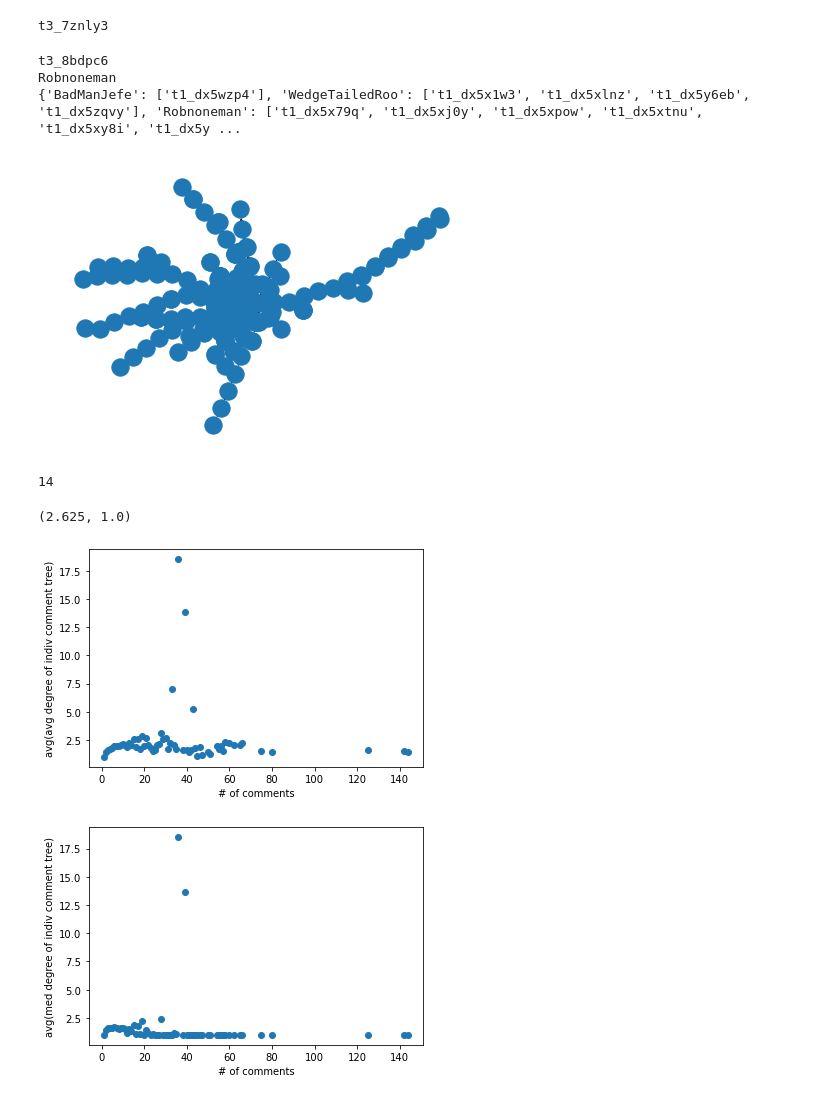
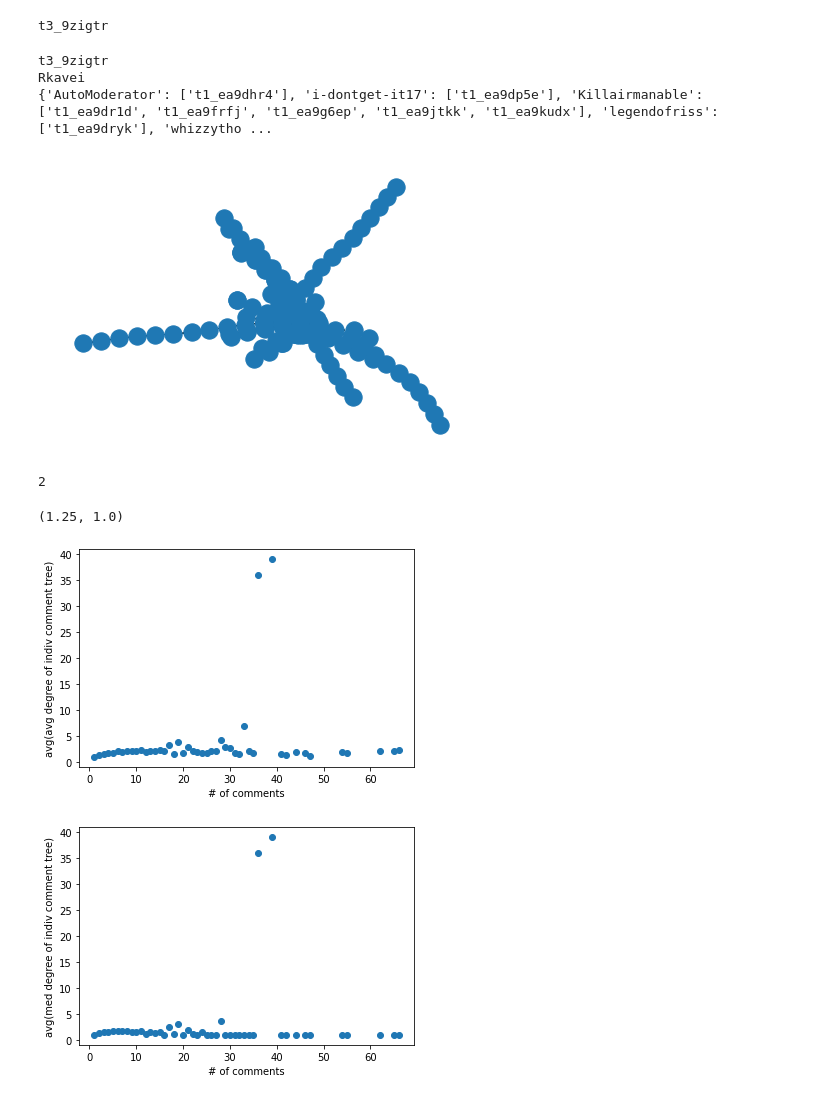
Before and after one commit to cephcyn/cornell_cs6742_a2, a Jupyter notebook: 01_metric_feasibility.ipynb, the cells around one changed output. Drawn from its saved outputs; the diff is of its cells as text; code cells hidden in the pictures.

Commit message:
remove requirement for direct comments ID list scraping, add post-bot filter

```diff
--- a/01_metric_feasibility.ipynb
+++ b/01_metric_feasibility.ipynb
@@ -4,11 +4,11 @@ import pandas as pd
 pd.set_option('max_columns', None)
 # %%
 # Read from CSV
-posts_df = pd.read_csv("2018_posts.csv")
-comms_df = pd.read_csv("2018_comments.csv")
+# posts_df = pd.read_csv("2018_posts.csv")
+# comms_df = pd.read_csv("2018_comments.csv")
 
-# # Read from PKL
-# posts_df = pd.read_pickle("2018_posts.pkl")
-# comms_df = pd.read_pickle("2018_comments.pkl")
+# Read from PKL
+posts_df = pd.read_pickle("2018_posts.pkl")
+comms_df = pd.read_pickle("2018_comments.pkl")
 
 print(posts_df.shape, comms_df.shape)
@@ -14,0 +22,4 @@ print(posts_df.shape, comms_df.shape)
+# %%
+# only include posts AFTER that announcement cutoff
+posts_df = posts_df[posts_df['created_utc'] > posts_df[posts_df['id']=='9zgc4m'].iloc[0]['created_utc']]
+print(posts_df.shape)
@@ -42,34 +63,34 @@ for _, post in posts_df.iterrows():
 # %%
 temp_max = ''
 maxcount = 0
-for pid in list(gAll.keys())[:1000]:
-    commcount = sum([len(e) for e in gAll[pid]['user_responders']])
+for _, post in posts_df.iloc[:100].iterrows():
+    commcount = post['num_comments']
     if commcount > maxcount:
         maxcount = commcount
-        temp_max = pid
+        temp_max = 't3_'+post['id']
 print(temp_max)
 # %% [output]
-t3_7znly3
+t3_9zigtr
 # %%
 # test out the graph building
-postID = 't3_8bdpc6' # list(gAll.keys())[9999]
+postID = 't3_9zigtr' # list(gAll.keys())[9999]
 postG = gAll[postID]['post_graph']
 # print(postG.nodes.data())
 nx.draw_kamada_kawai(
     postG,
 #     node_color=[
 #         d['comment_author'] if 'comment_author' in d else gAll[postID]['user_op']
 #         for (n,d) in postG.nodes.data()
 #     ]
 )
 print(postID)
 print(gAll[postID]['user_op'])
 print(gAll[postID]['user_responders'])
 # %% [output]
-t3_8bdpc6
-Robnoneman
-{'BadManJefe': ['t1_dx5wzp4'], 'WedgeTailedRoo': ['t1_dx5x1w3', 't1_dx5xlnz', 't1_dx5y6eb', 't1_dx5zqvy'], 'Robnoneman': ['t1_dx5x79q', 't1_dx5xj0y', 't1_dx5xpow', 't1_dx5xtnu', 't1_dx5xy8i', 't1_dx5y ...
+t3_9zigtr
+Rkavei
+{'AutoModerator': ['t1_ea9dhr4'], 'i-dontget-it17': ['t1_ea9dp5e'], 'Killairmanable': ['t1_ea9dr1d', 't1_ea9frfj', 't1_ea9g6ep', 't1_ea9jtkk', 't1_ea9kudx'], 'legendofriss': ['t1_ea9dryk'], 'whizzytho ...
-[figure, old version]
+[figure, new version]
 # %%
 # count how many branches a user has touched
 # path metric:
@@ -98,11 +119,11 @@ def branch_count(username, postID):
         pathCount += 1
     return pathCount
 
-username = "Robnoneman"
-postID = "t3_8bdpc6"
-print(branch_count_paths(username, postID))
+username = "Killairmanable"
+postID = "t3_9zigtr"
+print(branch_count(username, postID))
 # %% [output]
-14
+2
 # %%
 import statistics
 
@@ -151,8 +172,8 @@ def branchiness(username, postID, getGraph=False):
         return degreeAvg, gPath
     return degreeAvg, degreeMed
 
-username = "Robnoneman"
-postID = "t3_8bdpc6"
+username = "Killairmanable"
+postID = "t3_9zigtr"
 print(branchiness(username, postID))
 
 # Sanity check this metric?
@@ -161,9 +182,10 @@ import math
 import matplotlib.pyplot as plt
 
 t = []
+restricted_list = ['AutoModerator']
 for postID in gAll:
     for uname in gAll[postID]['user_responders']:
-        if uname!=gAll[postID]['user_op']:
+        if uname!=gAll[postID]['user_op'] and uname not in restricted_list:
             brtuple = branchiness(uname, postID)
             if brtuple[0] is not None:
                 t.append((
@@ -197,9 +219,9 @@ plt.xlabel('# of comments')
 plt.ylabel('avg(med degree of indiv comment tree)')
 plt.show()
 # %% [output]
-(2.625, 1.0)
+(1.25, 1.0)
-[figure, old version]
+[figure, new version]
-[figure, old version]
+[figure, new version]
 # %%
 restricted_list = ['AutoModerator']
 
```
Also changed, not shown: parts of 9 cells of this notebook, 2 other files.
